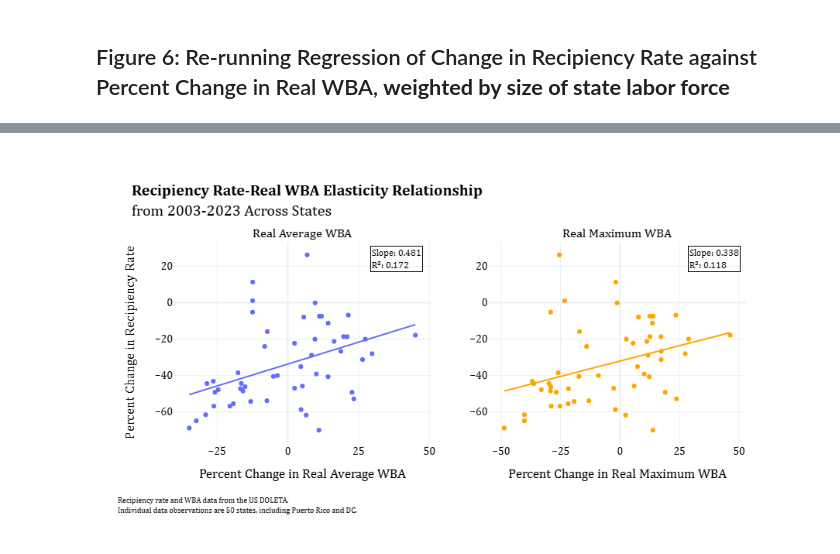
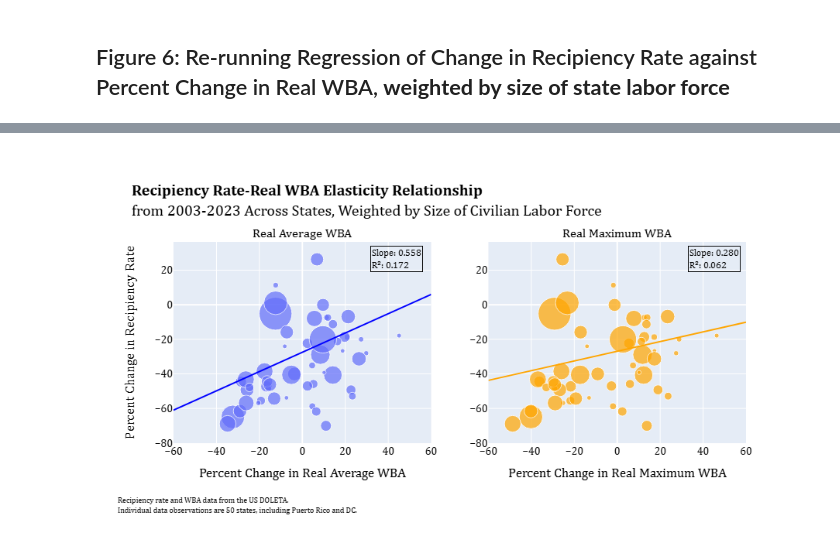
Before and after one commit to kguo12/UI-Inflation, a Jupyter notebook: UIindexingsubsets.ipynb, the cells around one changed output, grey strips where cells are left out. Saved outputs shown, nothing was run; the diff lists cells and outputs as text; code cells hidden in the pictures.

Commit message:
weighted regressions

```diff
--- a/UIindexingsubsets.ipynb
+++ b/UIindexingsubsets.ipynb
@@ -662,0 +363,4 @@ print(slope_avg, r_squared_avg, slope_max, r_squared_max)
+# %%
+pct_changes_laborforce = percent_changes.merge(avg_laborforce, on="State", how='left')
+pct_changes_laborforce = pct_changes_laborforce.rename(columns={'Civilian Labor Force(000)': 'Civilian Labor Force'})
+pct_changes_laborforce.head()
@@ -692,11 +409,14 @@ Covariance Type:                                 nonrobust
 Notes:
 [1] Standard Errors assume that the covariance matrix of the errors is correctly specified.
 # %%
-X = percent_changes[['% Change in Real Maximum WBA (2003-2023)']]
-y = percent_changes['% Change in Recipiency Rate (2003-2023)']
+X = sm.add_constant(pct_changes_laborforce[['% Change in Real Maximum WBA (2003-2023)']])
+y = pct_changes_laborforce['% Change in Recipiency Rate (2003-2023)']
+w = pct_changes_laborforce['Civilian Labor Force']
 
-X2 = sm.add_constant(X)
-est = sm.OLS(y, X2)
-est2 = est.fit()
-print(est2.summary())
+model = sm.WLS(y, X, weights=w).fit()
+
+# Summary
+print(model.summary())
+r_squared_max = model.rsquared
+slope_max = model.params[1]
 # %% [output]
@@ -718,19 +438,67 @@ Covariance Type:                                 nonrobust
 Notes:
 [1] Standard Errors assume that the covariance matrix of the errors is correctly specified.
 # %%
-fig1 = px.scatter(data_frame = percent_changes,
+X = sm.add_constant(pct_changes_laborforce[['% Change in Real Maximum WBA (2003-2023)']])
+y = pct_changes_laborforce['% Change in Recipiency Rate (2003-2023)']
+w = pct_changes_laborforce['Civilian Labor Force']
+
+model = sm.WLS(y, X, weights=w).fit()
+
+x_range = np.linspace(-60, 60, 100)
+x_pred = pd.DataFrame({
+    'const': 1,  # matches sm.add_constant()
+    X.columns[1]: x_range
+})
+y_pred = model.predict(x_pred)
+x_pred = x_pred[f'{X.columns[1]}']
+
+X = sm.add_constant(pct_changes_laborforce[['% Change in Real Average WBA (2003-2023)']])
+y = pct_changes_laborforce['% Change in Recipiency Rate (2003-2023)']
+w = pct_changes_laborforce['Civilian Labor Force']
+
+model = sm.WLS(y, X, weights=w).fit()
+
+x_range2 = np.linspace(-60, 60, 100)
+x_pred2 = pd.DataFrame({
+    'const': 1,
+    X.columns[1]: x_range2
+})
+y_pred2 = model.predict(x_pred2)
+x_pred2 = x_pred2[f'{X.columns[1]}']
+
+fig1 = px.scatter(data_frame = pct_changes_laborforce,
                  x = '% Change in Real Average WBA (2003-2023)',
                  y = '% Change in Recipiency Rate (2003-2023)',
+                 size = 'Civilian Labor Force',
+                 size_max = 30,
+                 hover_data = ['State'],
+                 height=500)
+fig1.add_trace(go.Scatter(
+    x=x_pred2,
+    y=y_pred2,
+    mode='lines',
+    line=dict(color='blue', width=2),
+    opacity=1,
+    showlegend=False
+))
+
+fig2 = px.scatter(data_frame = pct_changes_laborforce,
+                 x = '% Change in Real Maximum WBA (2003-2023)',
+                 y = '% Change in Recipiency Rate (2003-2023)',
+                 size = 'Civilian Labor Force',
+                 size_max = 30,
                  hover_data = ['State'],
                  height=500,
-                 trendline='ols')
-fig2 = px.scatter(data_frame = percent_changes,
-                 x = '% Change in Real Maximum WBA (2003-2023)',
-                 y = '% Change in Recipiency Rate (2003-2023)',
-                 hover_data = ['State'],
-                 height=500,
-                 color_discrete_sequence=['rgba(255, 165, 0,1)'],
-                 trendline='ols')
+                 color_discrete_sequence=['rgba(255, 165, 0,1)'])
+
+fig2.add_trace(go.Scatter(
+    x=x_pred,
+    y=y_pred,
+    mode='lines',
+    line=dict(color='orange', width=2),
+    opacity=1,
+    showlegend=False
+))
 
 fig = make_subplots(rows=1, cols=2, subplot_titles=("Real Average WBA", "Real Maximum WBA"))
 
@@ -742,7 +510,7 @@ for trace in fig1.data:
 for trace in fig2.data:
     fig.add_trace(trace, row=1, col=2)
 
-fig.update_layout(title_text="<b>Recipiency Rate-Real WBA Elasticity Relationship</b> <br>from 2003-2023 Across States",
+fig.update_layout(title_text="<b>Recipiency Rate-Real WBA Elasticity Relationship</b> <br>from 2003-2023 Across States, Weighted by Size of Civilian Labor Force",
                    yaxis_title="Percent Change in Recipiency Rate",
                    font=dict(
                         family="Cambria",
@@ -752,7 +520,7 @@ fig.update_layout(title_text="<b>Recipiency Rate-Real WBA Elasticity Relationshi
                   )
 
 fig.update_layout(height=500)
-tickvals=[-50, -25, 0, 25, 50]
+tickvals=[-60, -40, -20, 0, 20, 40, 60]
 fig.update_xaxes(title_text="Percent Change in Real Average WBA", tickvals=tickvals, row=1, col=1)
 fig.update_xaxes(title_text="Percent Change in Real Maximum WBA", tickvals=tickvals, row=1, col=2)
 fig.add_annotation(
@@ -763,31 +531,31 @@ fig.add_annotation(
     x=-0.1,
     y=-0.25,
     xanchor="left",
     yanchor="top",
     font=dict(size=10),
     align="left"
 )
 fig.add_annotation(
     xref="paper", yref="paper",
     x=0.99, y=0.98,
     text=f"Slope: {slope_max:.3f}<br>R²: {r_squared_max:.3f}",
     showarrow=False,
     font=dict(size=12, color="black"),
     align="left",
     bordercolor="black",
     borderwidth=1
 )
 fig.add_annotation(
     xref="paper", yref="paper",
     x=0.39, y=0.98,
     text=f"Slope: {slope_avg:.3f}<br>R²: {r_squared_avg:.3f}",
     showarrow=False,
     font=dict(size=12, color="black"),
     align="left",
     bordercolor="black",
     borderwidth=1
 )
 fig.update_layout(margin={"l":100,"b":120, "t":120})
 fig.show()
 # %% [output]
-[figure, old version]
+[figure, new version]
```
Also changed, not shown: parts of 41 cells of this notebook, 54 other files.
